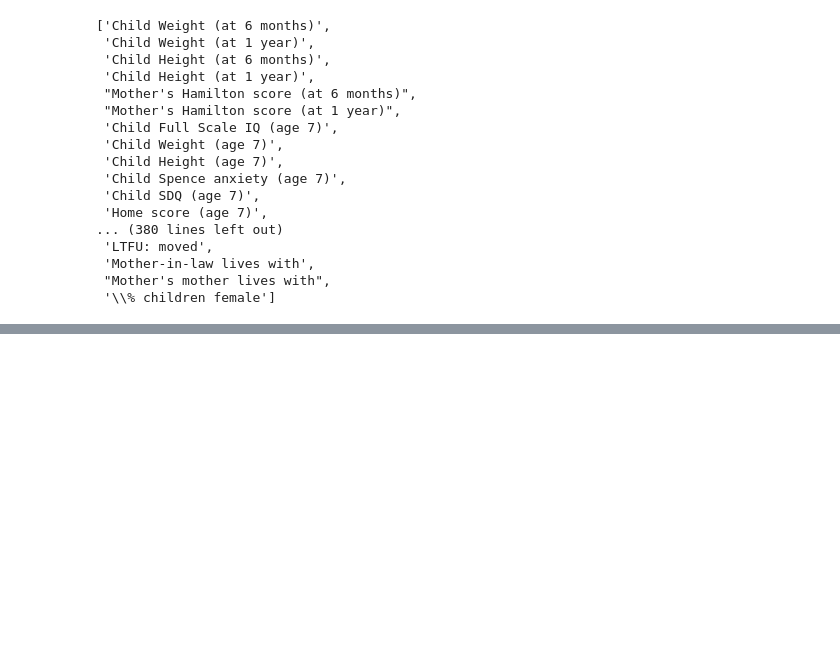
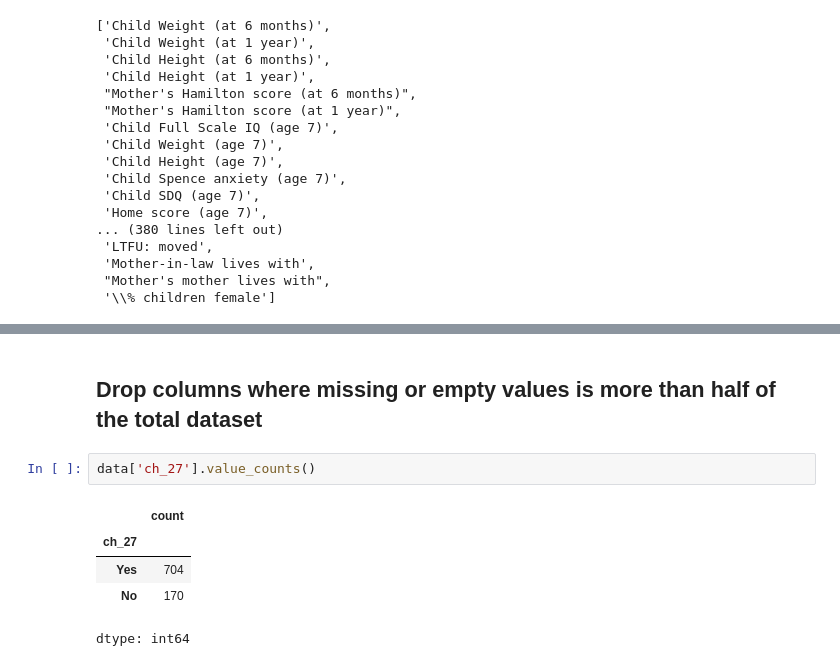
Before and after one commit to valentina-buoro/Postpartum-depression-prediction, a Jupyter notebook: notebooks/Postpartum_EDA.ipynb, the cells around one changed output, grey strips where cells are left out. Saved outputs shown, nothing was run; the diff lists cells and outputs as text; blank space fills up the shorter version.

```diff
--- a/notebooks/Postpartum_EDA.ipynb
+++ b/notebooks/Postpartum_EDA.ipynb
@@ -172,0 +161,10 @@ Length: 380, dtype: int64
+# %% [markdown]
+## Drop columns where missing or empty values is more than half of the total dataset
+# %%
+data['ch_27'].value_counts()
+# %% [output]
+|  | count |
+| ch_27 |  |
+| Yes | 704 |
+| No | 170 |
+dtype: int64
```
Also changed, not shown: parts of 15 cells of this notebook.
